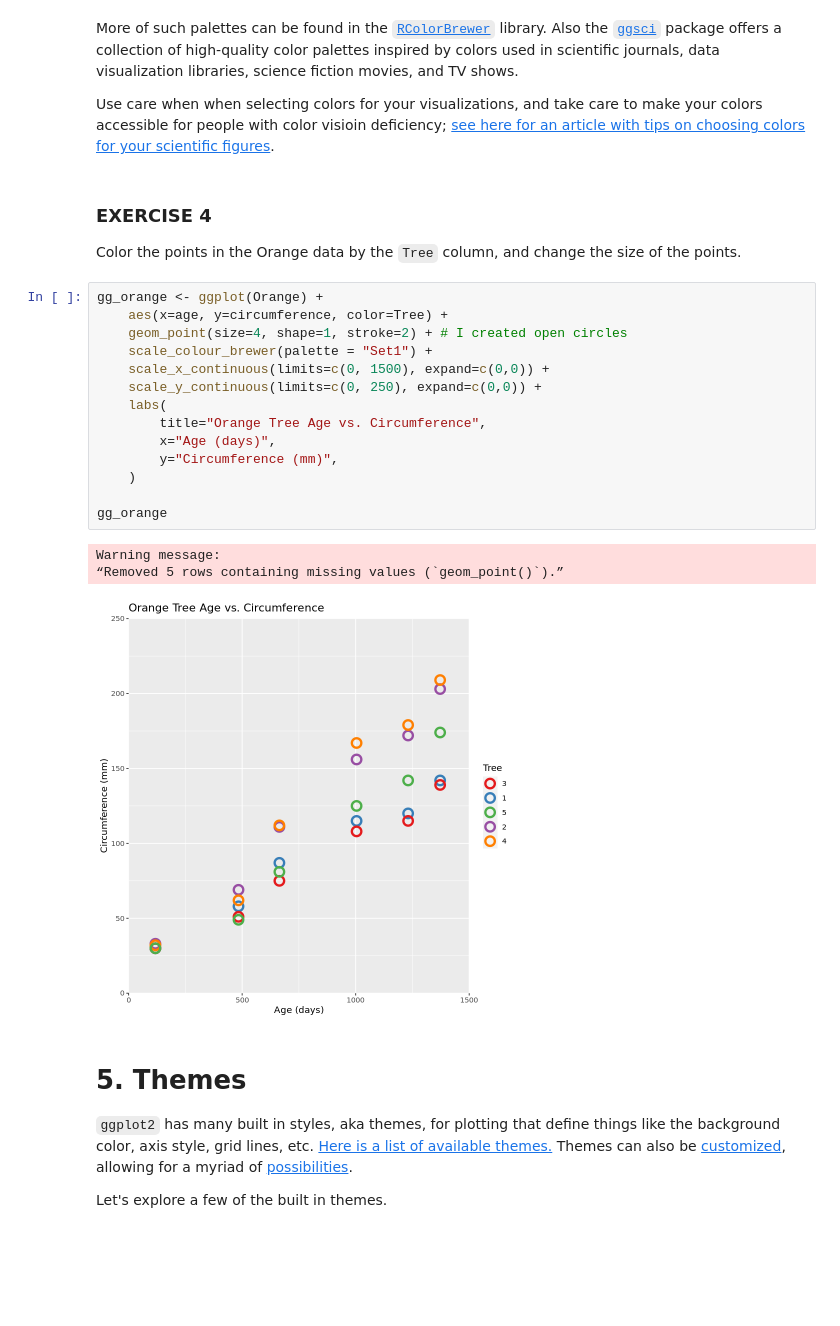
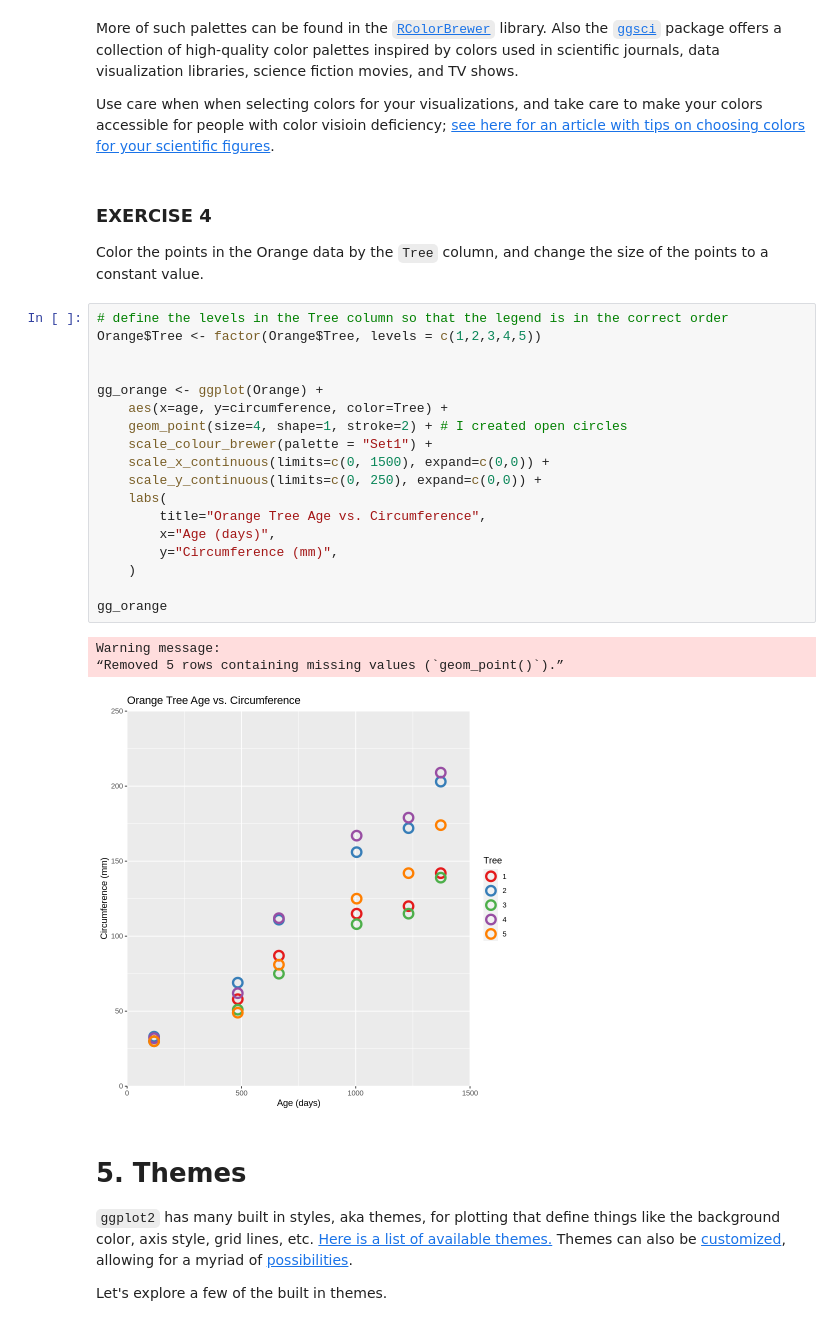
Before and after one commit to ageller/IntroToRggplot2, a Jupyter notebook: IntroToRggplot2_solutions.ipynb, the cells around one changed output. Cells and saved outputs as stored; diff of their text form; blank space fills up the shorter version.

```diff
--- a/IntroToRggplot2_solutions.ipynb
+++ b/IntroToRggplot2_solutions.ipynb
@@ -397,25 +396,29 @@ Use care when when selecting colors for your visualizations, and take care to ma
 # %% [markdown]
 ### EXERCISE 4
 
-Color the points in the Orange data by the `Tree` column, and change the size of the points.
+Color the points in the Orange data by the `Tree` column, and change the size of the points to a constant value.
 # %%
+# define the levels in the Tree column so that the legend is in the correct order
+Orange$Tree <- factor(Orange$Tree, levels = c(1,2,3,4,5))
+
+
 gg_orange <- ggplot(Orange) +
     aes(x=age, y=circumference, color=Tree) +
     geom_point(size=4, shape=1, stroke=2) + # I created open circles
     scale_colour_brewer(palette = "Set1") +
     scale_x_continuous(limits=c(0, 1500), expand=c(0,0)) +
     scale_y_continuous(limits=c(0, 250), expand=c(0,0)) +
     labs(
         title="Orange Tree Age vs. Circumference",
         x="Age (days)",
         y="Circumference (mm)",
     )
 
 gg_orange
 # %% [output]
 Warning message:
 “Removed 5 rows containing missing values (`geom_point()`).”
-[figure, old version]
+[figure, new version]
 # %% [markdown]
 # 5. Themes
 
```
Also changed, not shown: parts of 34 cells of this notebook, 2 other files.
